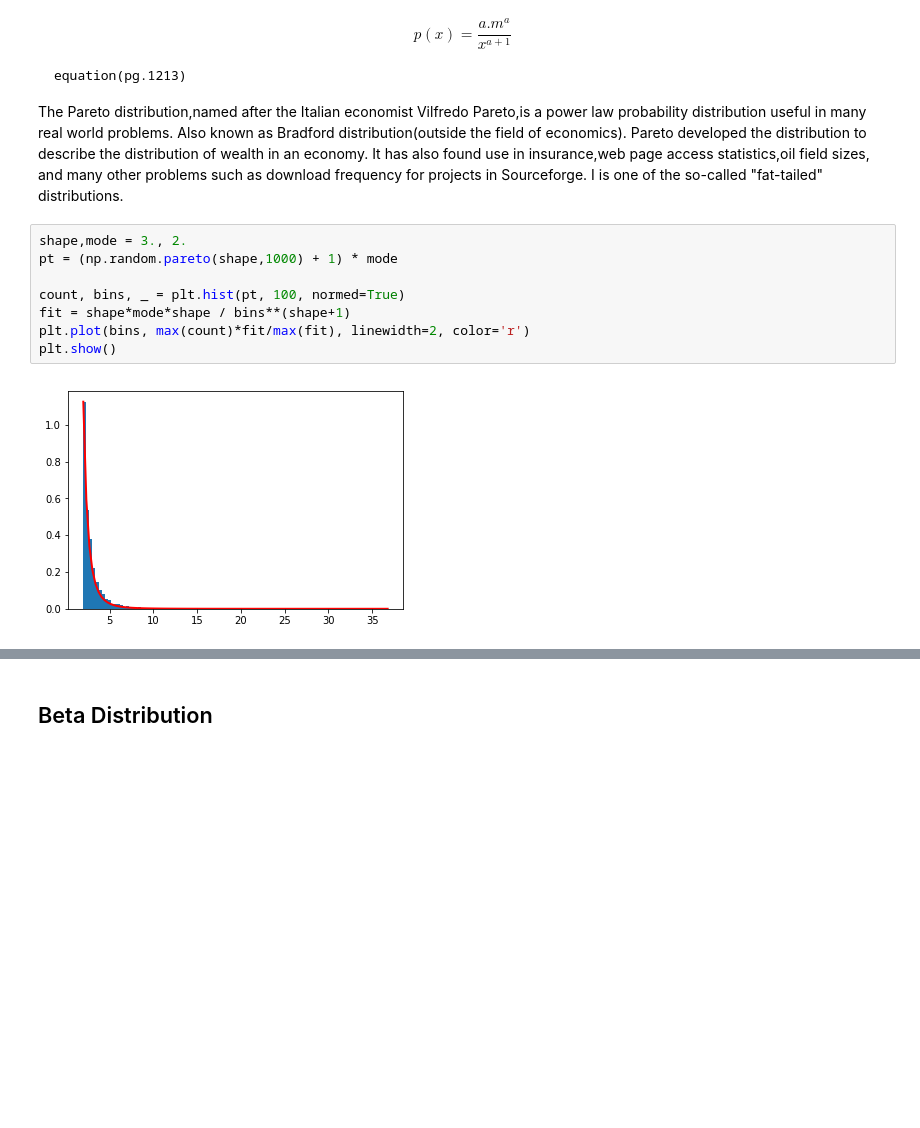
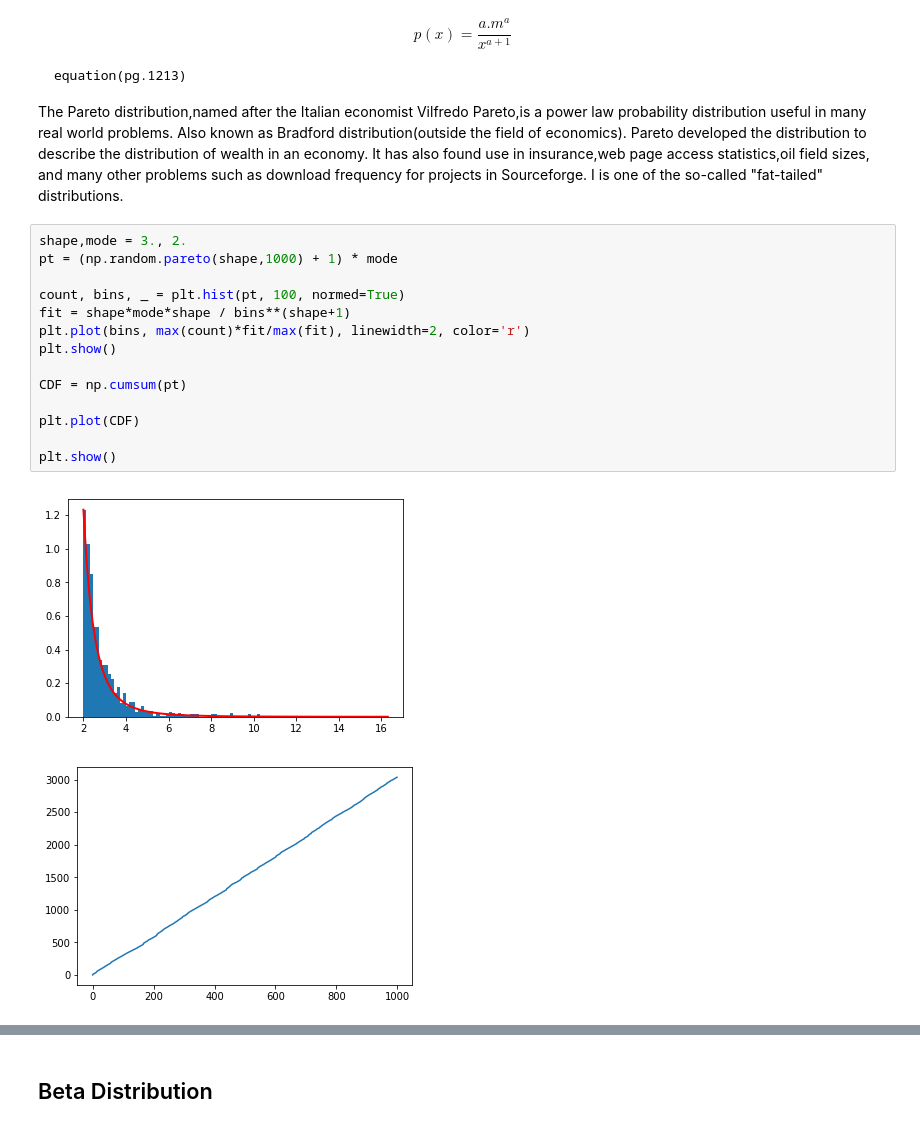
Before and after one commit to MarcoMen-Temp/Programming-Practice, a Jupyter notebook: NumpyAssignment.ipynb, the cells around one changed output, grey strips where cells are left out. Drawn from its saved outputs; the diff is of its cells as text; blank space fills up the shorter version.

```diff
--- a/NumpyAssignment.ipynb
+++ b/NumpyAssignment.ipynb
@@ -380,12 +488,19 @@ Pareto developed the distribution to describe the distribution of wealth in an e
 # %%
 shape,mode = 3., 2.
 pt = (np.random.pareto(shape,1000) + 1) * mode
 
 count, bins, _ = plt.hist(pt, 100, normed=True)
 fit = shape*mode*shape / bins**(shape+1)
 plt.plot(bins, max(count)*fit/max(fit), linewidth=2, color='r')
 plt.show()
+
+CDF = np.cumsum(pt)
+
+plt.plot(CDF)
+
+plt.show()
 # %% [output]
-[figure, old version]
+[figure, new version]
+[figure, added]
 # %% [markdown]
 The Pareto distribution must be greater than 0.In the graph above 80% of the weights are in the lowest 20% of the range,while the other 20% fill the remainig 80% of the range.
```
Also changed, not shown: parts of 16 cells of this notebook.
